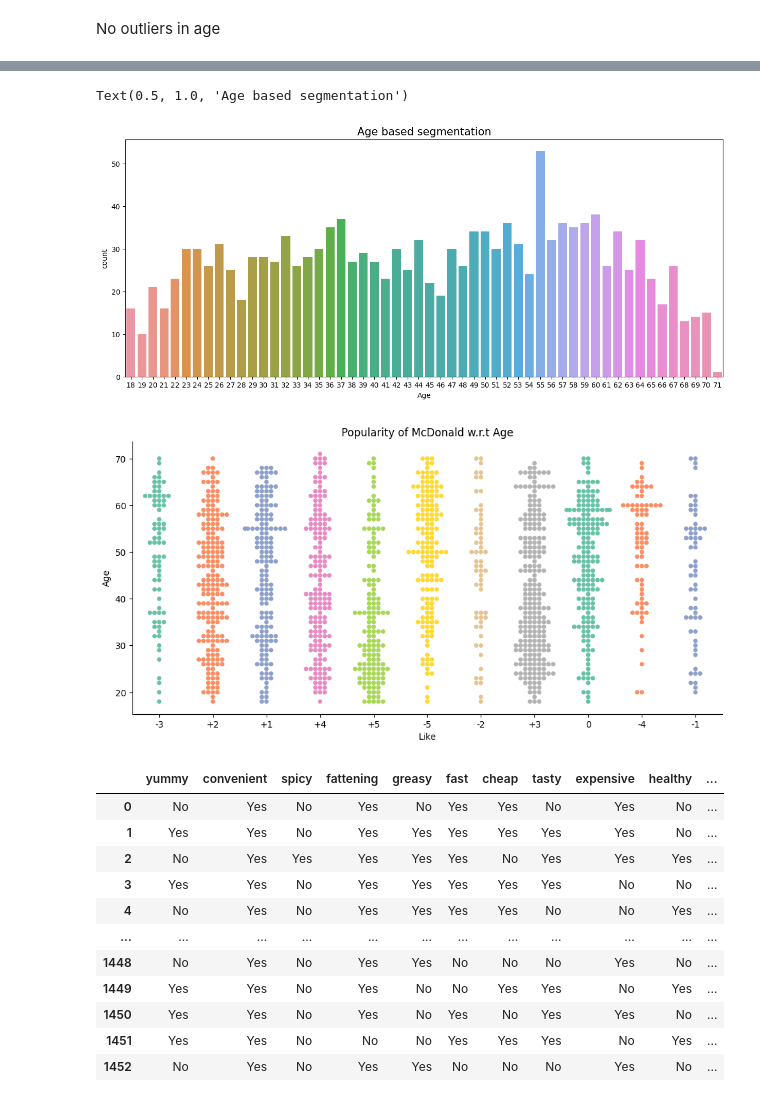
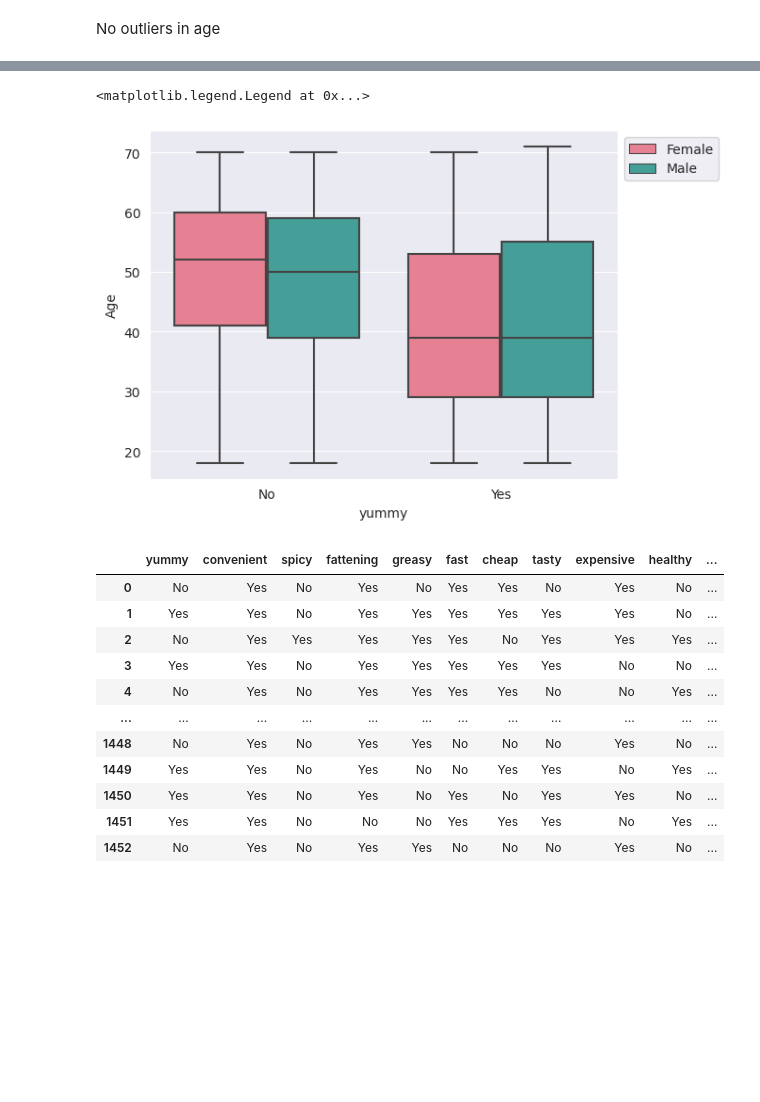
Before and after one commit to wabi-sabi-wasabi/CaseStudyFeynn, a Jupyter notebook: McDonalds_segmentation.ipynb, the cells around one changed output, grey strips where cells are left out. Cells and saved outputs as stored; diff of their text form; code cells hidden in the pictures; blank space fills up the shorter version.

```diff
--- a/McDonalds_segmentation.ipynb
+++ b/McDonalds_segmentation.ipynb
@@ -64,19 +50,9 @@ plt.show()
-# %%
-plt.figure(figsize=(15,6))
-sns.countplot(x = df['Age'])
-plt.title('Age based segmentation', fontsize=15)
-# %% [output]
-Text(0.5, 1.0, 'Age based segmentation')
-[figure, removed]
-# %%
-df['Like']= df['Like'].replace({'I hate it!-5': '-5','I love it!+5':'+5'})
-#Like
-sns.catplot(x="Like", y="Age",data=df,
-            orient="v", height=5, aspect=2, palette="Set2",kind="swarm")
-plt.title('Popularity of McDonald w.r.t Age')
-plt.show()
-# %% [output]
-[figure, removed]
+# %%
+sns.boxplot(data = df, x = 'yummy', y = 'Age', hue='Gender', palette='husl')
+plt.legend(bbox_to_anchor = (1,1))
+# %% [output]
+<matplotlib.legend.Legend at 0x...>
+[figure, added]
 # %%
 from sklearn.preprocessing import LabelEncoder
 df_cat = df.iloc[:,0:11]
```
Also changed, not shown: parts of 19 cells of this notebook.
